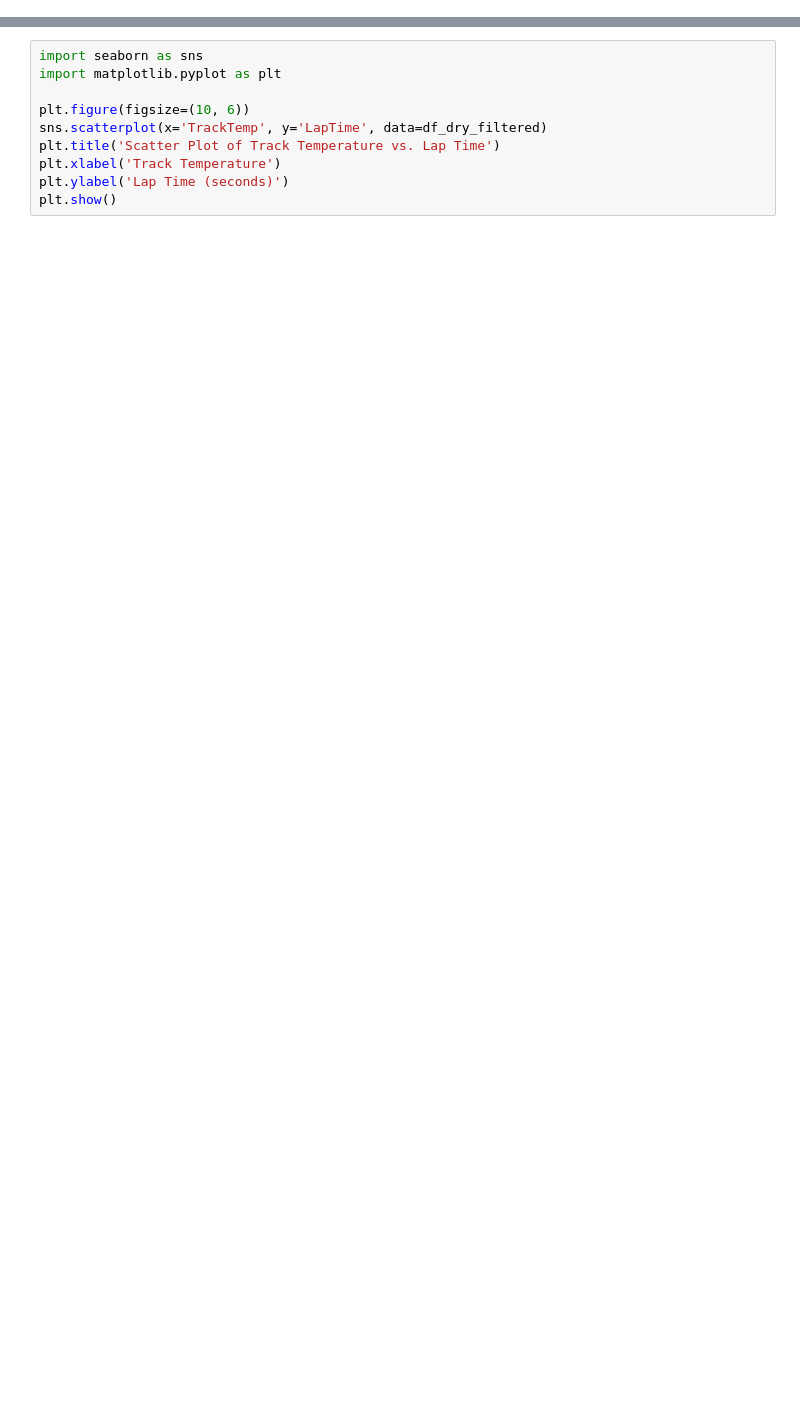
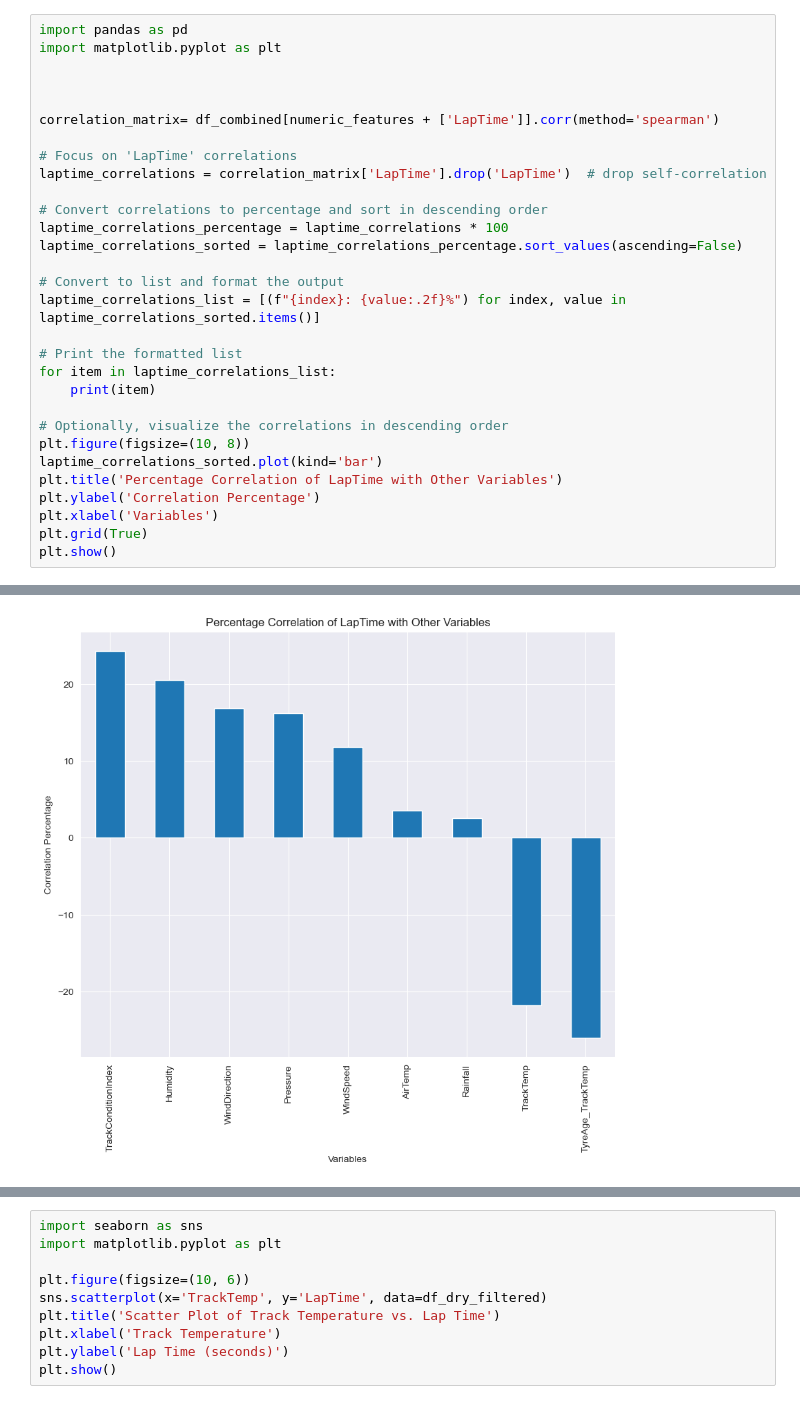
Before and after one commit to Hyun2l/Hyun_Individual_project_2024, a Jupyter notebook: EDA2.ipynb, the cells around one changed output, grey strips where cells are left out. Saved outputs shown, nothing was run; the diff lists cells and outputs as text; blank space fills up the shorter version.

```diff
--- a/EDA2.ipynb
+++ b/EDA2.ipynb
@@ -248,0 +280,31 @@ plt.show()
+# %%
+import pandas as pd
+import matplotlib.pyplot as plt
+
+
+
+correlation_matrix= df_combined[numeric_features + ['LapTime']].corr(method='spearman')
+
+# Focus on 'LapTime' correlations
+laptime_correlations = correlation_matrix['LapTime'].drop('LapTime')  # drop self-correlation
+
+# Convert correlations to percentage and sort in descending order
+laptime_correlations_percentage = laptime_correlations * 100
+laptime_correlations_sorted = laptime_correlations_percentage.sort_values(ascending=False)
+
+# Convert to list and format the output
+laptime_correlations_list = [(f"{index}: {value:.2f}%") for index, value in laptime_correlations_sorted.items()]
+
+# Print the formatted list
+for item in laptime_correlations_list:
+    print(item)
+
+# Optionally, visualize the correlations in descending order
+plt.figure(figsize=(10, 8))
+laptime_correlations_sorted.plot(kind='bar')
+plt.title('Percentage Correlation of LapTime with Other Variables')
+plt.ylabel('Correlation Percentage')
+plt.xlabel('Variables')
+plt.grid(True)
+plt.show()
+# %% [output]
@@ -248,0 +320 @@ plt.show()
+[figure, added]
```
Also changed, not shown: parts of 9 cells of this notebook, 2 other files.
